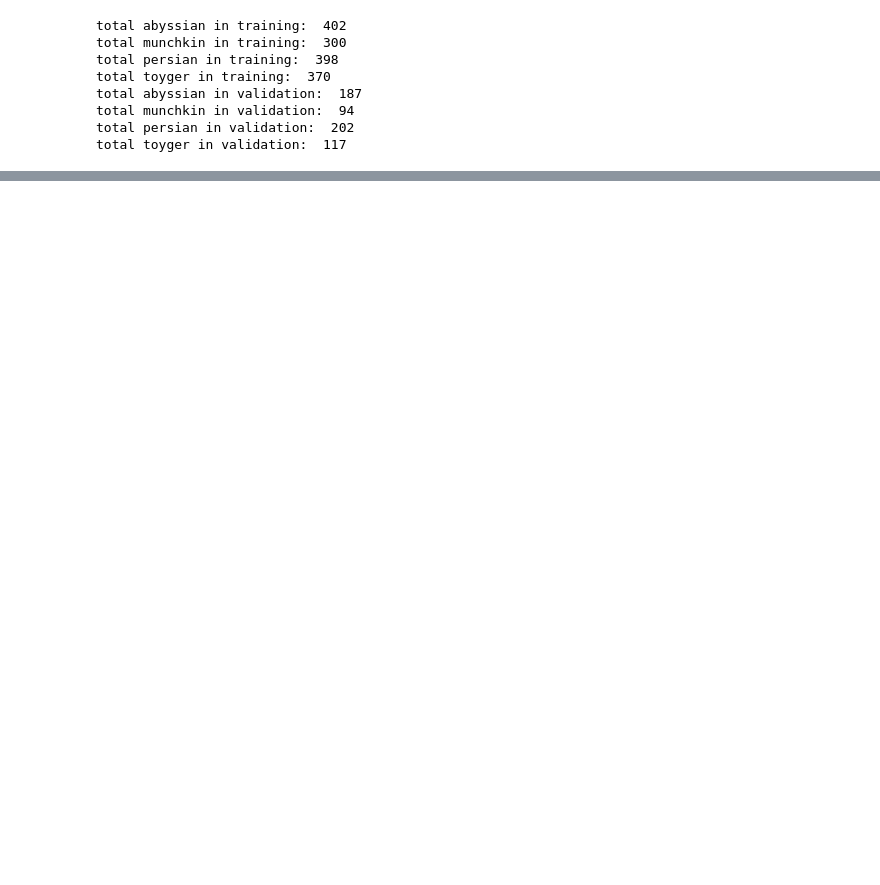
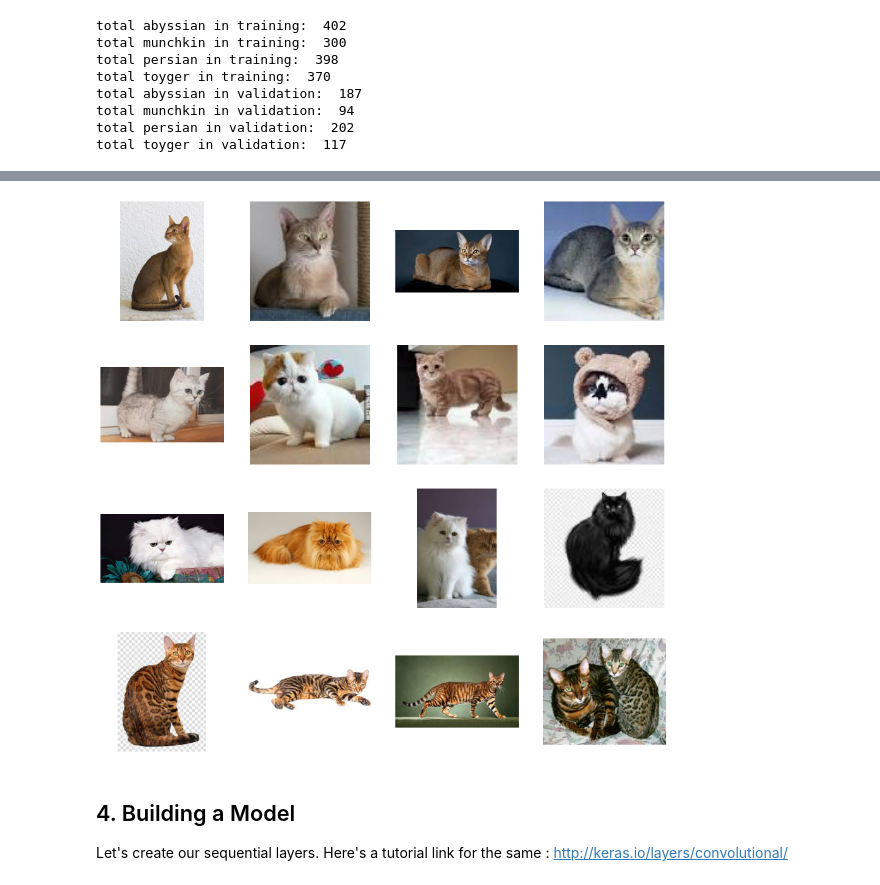
Before and after one commit to immohann/Cat-Breed-Classifier, a Jupyter notebook: Cat-Breed-Classifier.ipynb, the cells around one changed output, grey strips where cells are left out. Saved outputs shown, nothing was run; the diff lists cells and outputs as text; code cells hidden in the pictures; blank space fills up the shorter version.

```diff
--- a/Cat-Breed-Classifier.ipynb
+++ b/Cat-Breed-Classifier.ipynb
@@ -42,0 +76,20 @@ total toyger in validation:  117
+# %%
+#let's see the files in the directories
+train_a_names = os.listdir(train_a_dir)
+print(train_a_names[:10])
+train_m_names = os.listdir(train_m_dir)
+print(train_m_names[:10])
+train_p_names = os.listdir(train_p_dir)
+print(train_p_names[:10])
+train_t_names = os.listdir(train_t_dir)
+print(train_t_names[:10])
+
+
+validation_a_names = os.listdir(valid_a_dir)
+print(validation_a_names[:10])
+validation_m_names = os.listdir(valid_m_dir)
+print(validation_m_names[:10])
+validation_p_names = os.listdir(valid_p_dir)
+print(validation_p_names[:10])
+validation_t_names = os.listdir(valid_t_dir)
+print(validation_t_names[:10])
@@ -43,3 +105,49 @@ total toyger in validation:  117
+# %%
+#Let's see the images present in the dataset.
+
+import matplotlib.image as mpimg
+# Parameters for our graph; we'll output images in a 4x4 configuration
+nrows = 4
+ncols = 4
+
+# Index for iterating over images
+pic_index = 0
+
+# Set up matplotlib fig, and size it to fit 4x4 pics
+fig = plt.gcf()
+fig.set_size_inches(ncols * 4, nrows * 4)
+
+pic_index += 4
+next_a_pix = [os.path.join(train_a_dir, fname)
+                for fname in train_a_names[pic_index-4:pic_index]]
+next_m_pix = [os.path.join(train_m_dir, fname)
+                for fname in train_m_names[pic_index-4:pic_index]]
+next_p_pix = [os.path.join(train_p_dir, fname)
+                for fname in train_p_names[pic_index-4:pic_index]]
+next_t_pix = [os.path.join(train_t_dir, fname)
+                for fname in train_t_names[pic_index-4:pic_index]]
+
+for i, img_path in enumerate(next_a_pix+next_m_pix+next_p_pix+next_t_pix):
+  # Set up subplot; subplot indices start at 1
+  sp = plt.subplot(nrows, ncols, i + 1)
+  sp.axis('Off')
+
+  img = mpimg.imread(img_path)
+  plt.imshow(img)
+
+plt.show()
+
+#Abyssian
+#Munchkin
+#Persian
+#Tygor
+# %% [output]
+[figure, added]
+# %% [markdown]
+## 4. Building a Model
+Let's create our sequential layers.
+Here's a tutorial link for the same :
+http://keras.io/layers/convolutional/
 # %%
 model = tf.keras.models.Sequential([
     tf.keras.layers.Conv2D(32, (3,3), activation='relu', input_shape=(200, 200, 3)),
```
Also changed, not shown: parts of 29 cells of this notebook, 2 other files.
